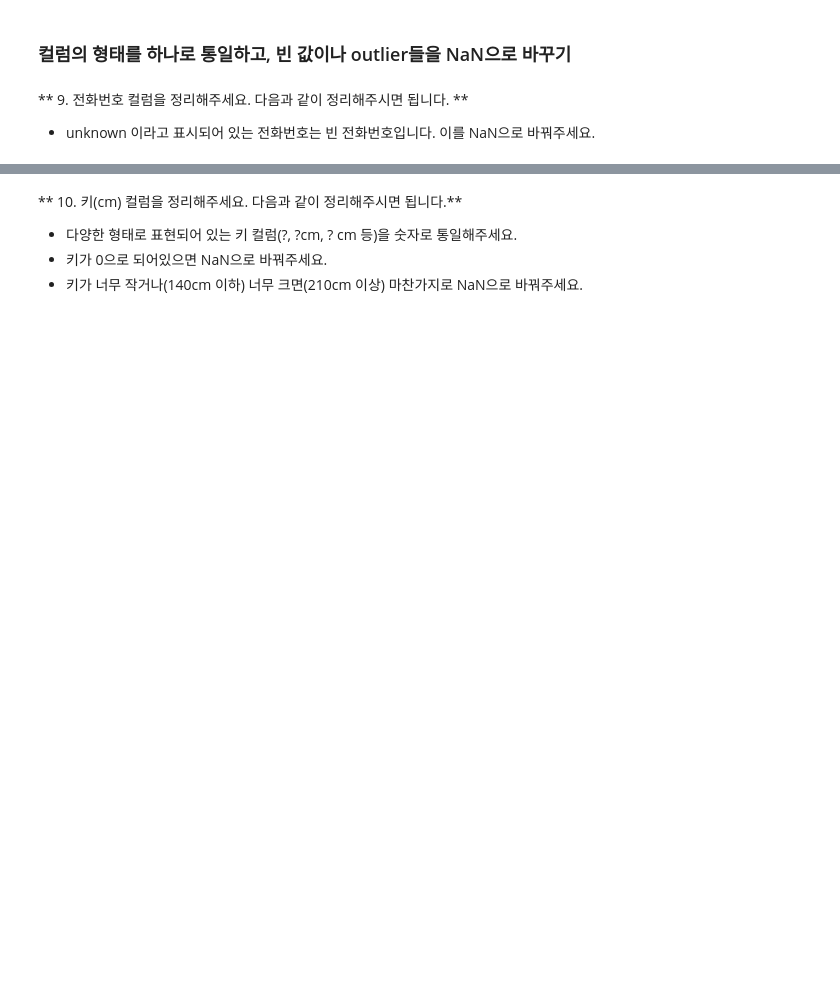
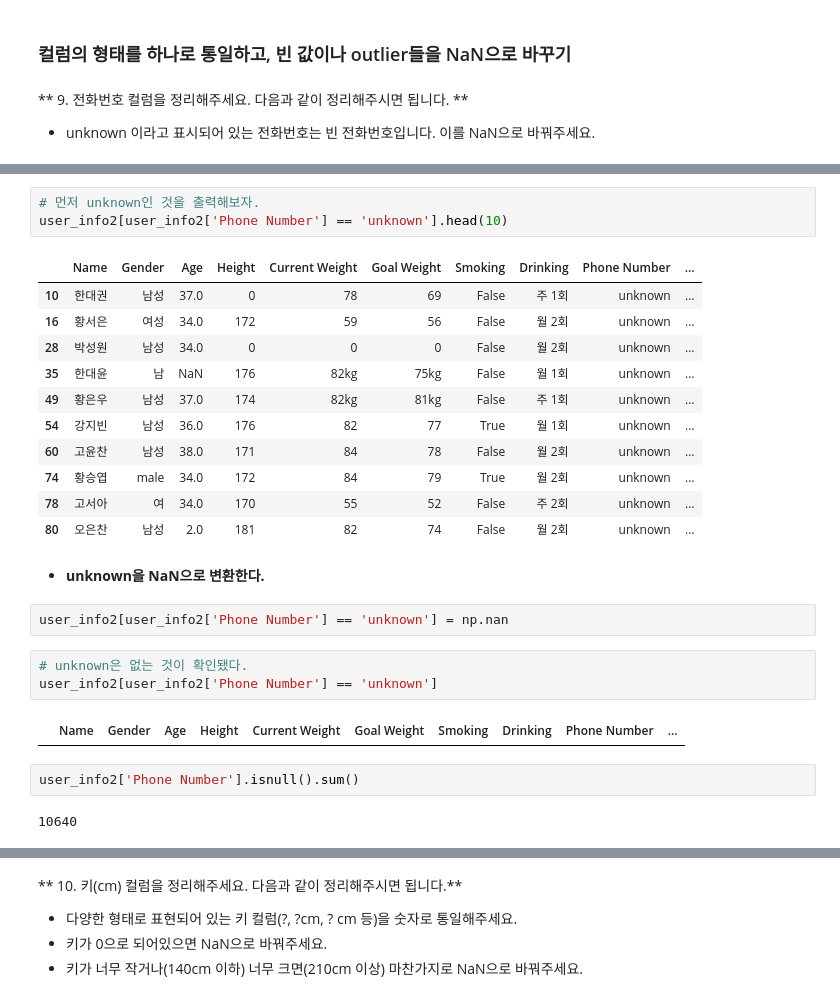
Before and after one commit to angelxtry/PyDataSc, a Jupyter notebook: DSds/01_02-my-work.ipynb, the cells around one changed output, grey strips where cells are left out. Cells and saved outputs as stored; diff of their text form; blank space fills up the shorter version.

```diff
--- a/DSds/01_02-my-work.ipynb
+++ b/DSds/01_02-my-work.ipynb
@@ -268,0 +282,28 @@ user_info2[['Paid Plan', 'Is Free']]
+# %%
+# 먼저 unknown인 것을 출력해보자.
+user_info2[user_info2['Phone Number'] == 'unknown'].head(10)
+# %% [output]
+|  | Name | Gender | Age | Height | Current Weight | Goal Weight | Smoking | Drinking | Phone Number | ... |
+| 10 | 한대권 | 남성 | 37.0 | 0 | 78 | 69 | False | 주 1회 | unknown | ... |
+| 16 | 황서은 | 여성 | 34.0 | 172 | 59 | 56 | False | 월 2회 | unknown | ... |
+| 28 | 박성원 | 남성 | 34.0 | 0 | 0 | 0 | False | 월 2회 | unknown | ... |
+| 35 | 한대윤 | 남 | NaN | 176 | 82kg | 75kg | False | 월 1회 | unknown | ... |
+| 49 | 황은우 | 남성 | 37.0 | 174 | 82kg | 81kg | False | 주 1회 | unknown | ... |
+| 54 | 강지빈 | 남성 | 36.0 | 176 | 82 | 77 | True | 월 1회 | unknown | ... |
+| 60 | 고윤찬 | 남성 | 38.0 | 171 | 84 | 78 | False | 월 2회 | unknown | ... |
+| 74 | 황승엽 | male | 34.0 | 172 | 84 | 79 | True | 월 2회 | unknown | ... |
+| 78 | 고서아 | 여 | 34.0 | 170 | 55 | 52 | False | 주 2회 | unknown | ... |
+| 80 | 오은찬 | 남성 | 2.0 | 181 | 82 | 74 | False | 월 2회 | unknown | ... |
+# %% [markdown]
+- **unknown을 NaN으로 변환한다.**
+# %%
+user_info2[user_info2['Phone Number'] == 'unknown'] = np.nan
+# %%
+# unknown은 없는 것이 확인됐다.
+user_info2[user_info2['Phone Number'] == 'unknown']
+# %% [output]
+|  | Name | Gender | Age | Height | Current Weight | Goal Weight | Smoking | Drinking | Phone Number | ... |
+# %%
+user_info2['Phone Number'].isnull().sum()
+# %% [output]
+10640
```
Also changed, not shown: parts of 57 cells of this notebook, 1 other file.
